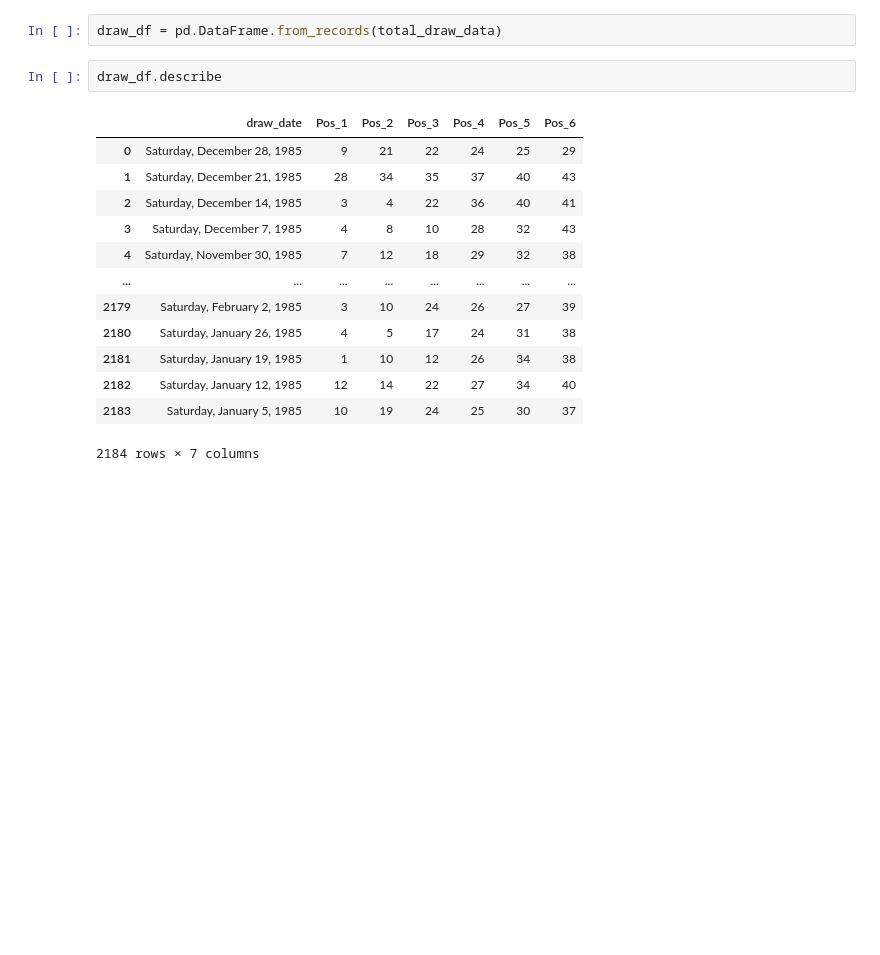
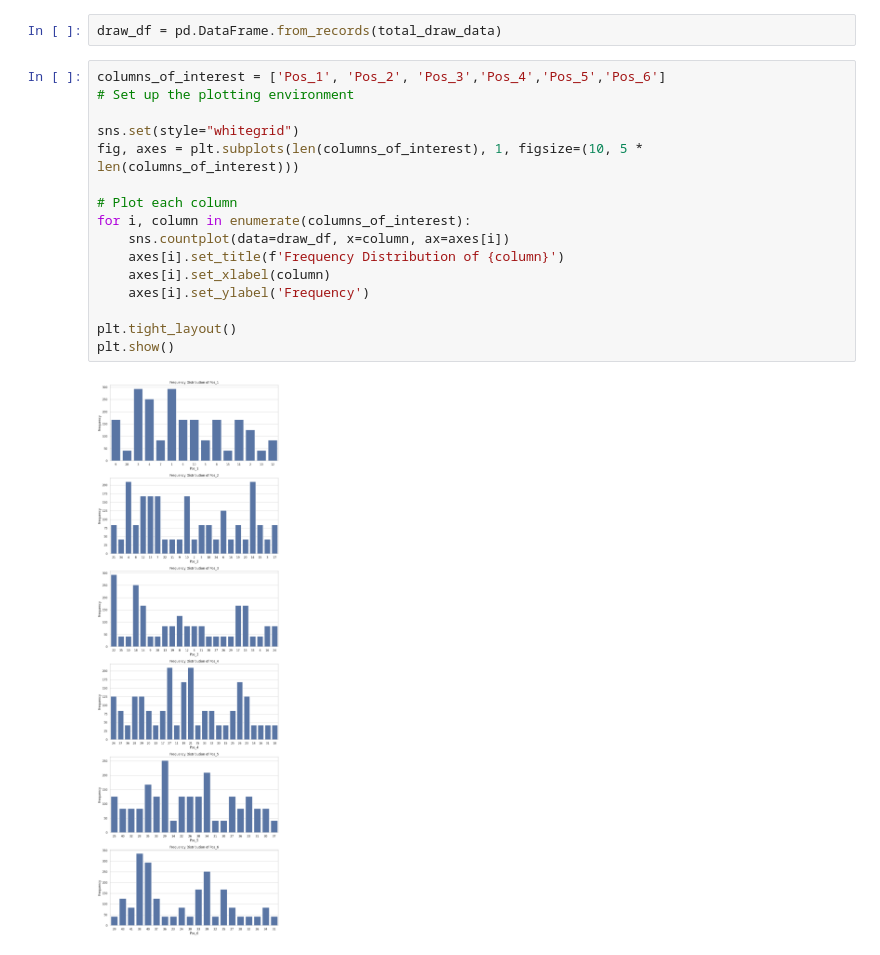
Before and after one commit to dspriggs-ds/lottonumberanalysis, a Jupyter notebook: lottery number analysis.ipynb, the cells around one changed output. Cells and saved outputs as stored; diff of their text form; blank space fills up the shorter version.

Commit message:
Added base Exploratory Data Analysis

```diff
--- a/lottery number analysis.ipynb
+++ b/lottery number analysis.ipynb
@@ -36,19 +37,21 @@ for draw_year in draw_years:
         total_draw_data.append(draw_info)
 # %%
 draw_df = pd.DataFrame.from_records(total_draw_data)
-# %%
-draw_df.describe
-# %% [output]
-|  | draw_date | Pos_1 | Pos_2 | Pos_3 | Pos_4 | Pos_5 | Pos_6 |
-| 0 | Saturday, December 28, 1985 | 9 | 21 | 22 | 24 | 25 | 29 |
-| 1 | Saturday, December 21, 1985 | 28 | 34 | 35 | 37 | 40 | 43 |
-| 2 | Saturday, December 14, 1985 | 3 | 4 | 22 | 36 | 40 | 41 |
-| 3 | Saturday, December 7, 1985 | 4 | 8 | 10 | 28 | 32 | 43 |
-| 4 | Saturday, November 30, 1985 | 7 | 12 | 18 | 29 | 32 | 38 |
-| ... | ... | ... | ... | ... | ... | ... | ... |
-| 2179 | Saturday, February 2, 1985 | 3 | 10 | 24 | 26 | 27 | 39 |
-| 2180 | Saturday, January 26, 1985 | 4 | 5 | 17 | 24 | 31 | 38 |
-| 2181 | Saturday, January 19, 1985 | 1 | 10 | 12 | 26 | 34 | 38 |
-| 2182 | Saturday, January 12, 1985 | 12 | 14 | 22 | 27 | 34 | 40 |
-| 2183 | Saturday, January 5, 1985 | 10 | 19 | 24 | 25 | 30 | 37 |
-2184 rows × 7 columns
+# %%
+columns_of_interest = ['Pos_1', 'Pos_2', 'Pos_3','Pos_4','Pos_5','Pos_6']
+# Set up the plotting environment
+
+sns.set(style="whitegrid")
+fig, axes = plt.subplots(len(columns_of_interest), 1, figsize=(10, 5 * len(columns_of_interest)))
+
+# Plot each column
+for i, column in enumerate(columns_of_interest):
+    sns.countplot(data=draw_df, x=column, ax=axes[i])
+    axes[i].set_title(f'Frequency Distribution of {column}')
+    axes[i].set_xlabel(column)
+    axes[i].set_ylabel('Frequency')
+
+plt.tight_layout()
+plt.show()
+# %% [output]
+[figure, added]
```
Also changed, not shown: parts of 1 cell of this notebook.
